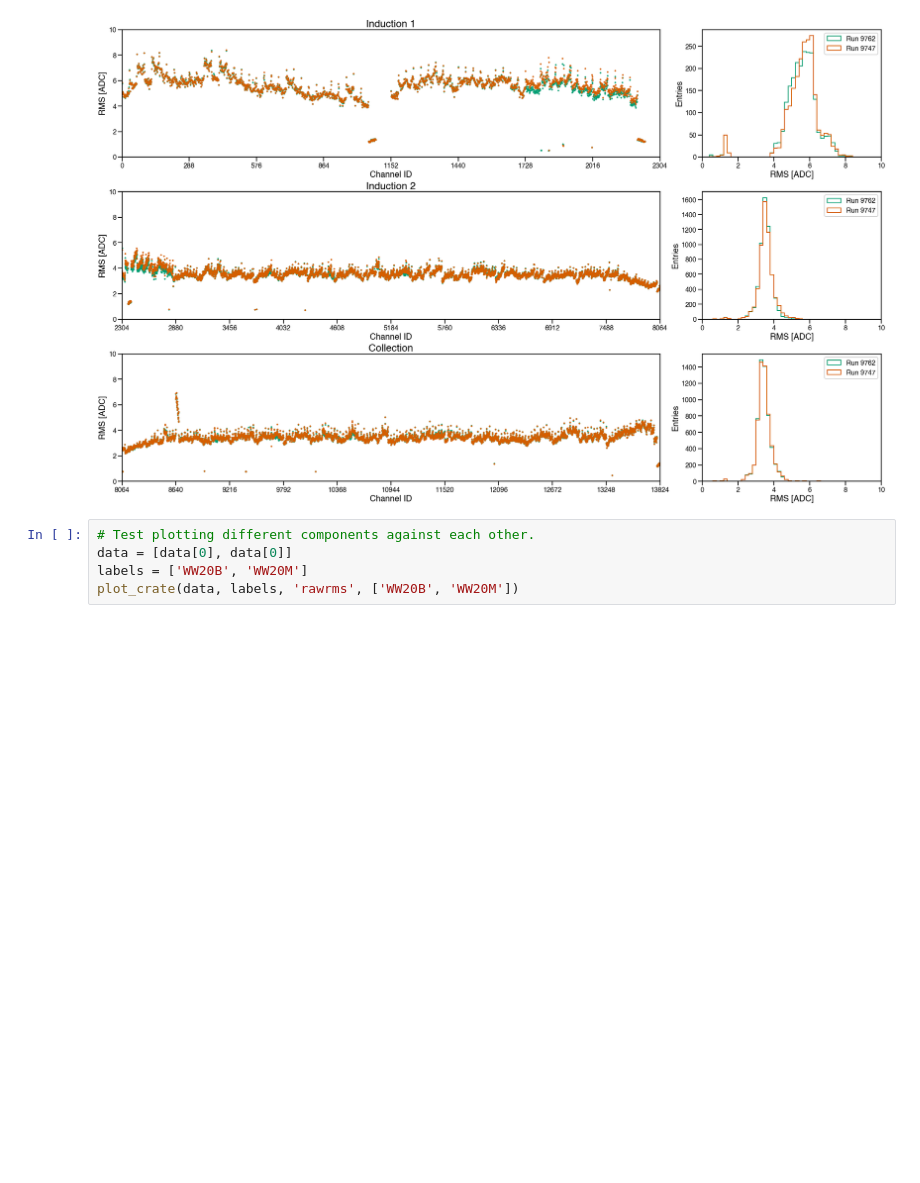
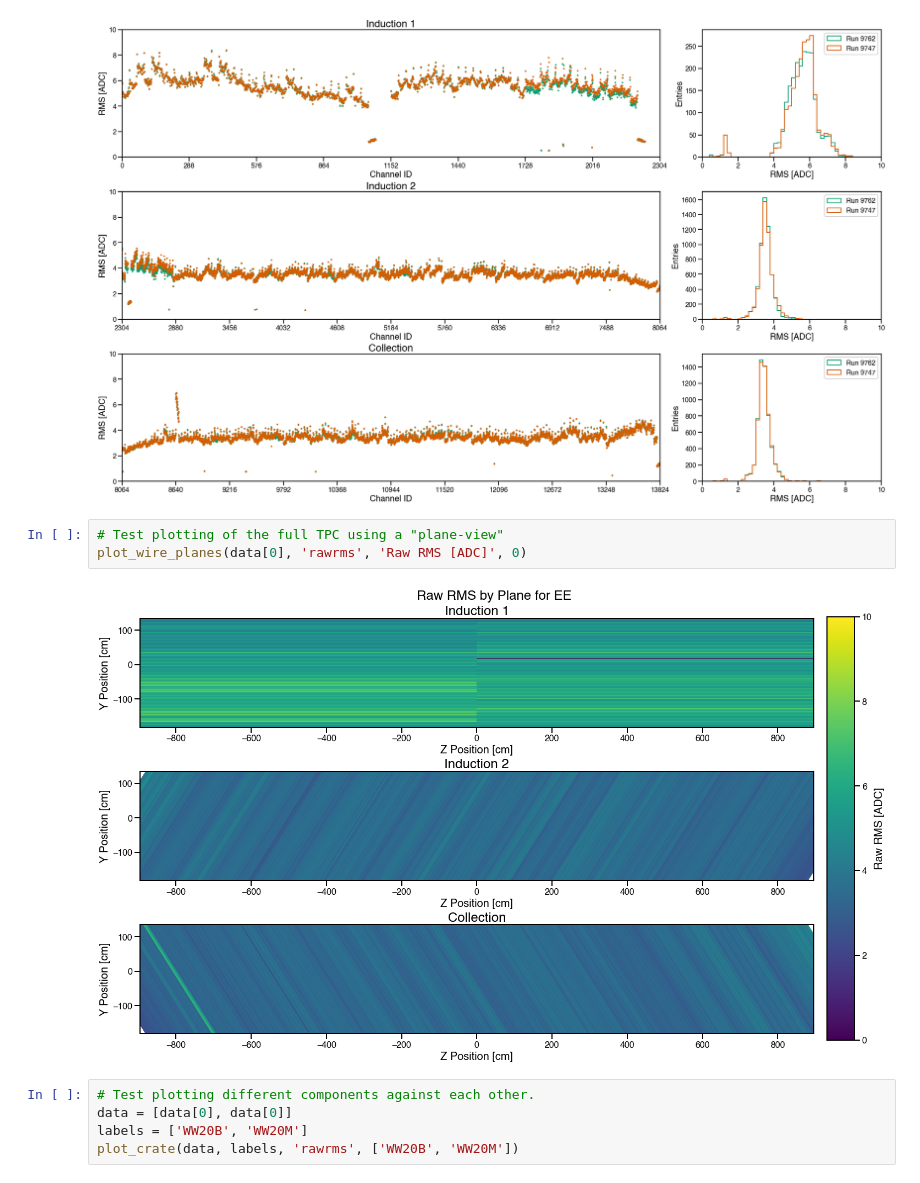
Before and after one commit to justinjmueller/icarus_tpc_analysis, a Jupyter notebook: noise.ipynb, the cells around one changed output. Saved outputs shown, nothing was run; the diff lists cells and outputs as text; blank space fills up the shorter version.

Commit message:
Added function for plotting the physical wires colored by a metric

```diff
--- a/noise.ipynb
+++ b/noise.ipynb
@@ -17,6 +17,11 @@ plot_crate(data, labels, 'rawrms', 'WW20T')
 plot_tpc(data, labels, 'rawrms', 0)
 # %% [output]
 [figure]
+# %%
+# Test plotting of the full TPC using a "plane-view"
+plot_wire_planes(data[0], 'rawrms', 'Raw RMS [ADC]', 0)
+# %% [output]
+[figure, added]
 # %%
 # Test plotting different components against each other.
 data = [data[0], data[0]]
```
Also changed, not shown: parts of 2 cells of this notebook, 2 other files.
